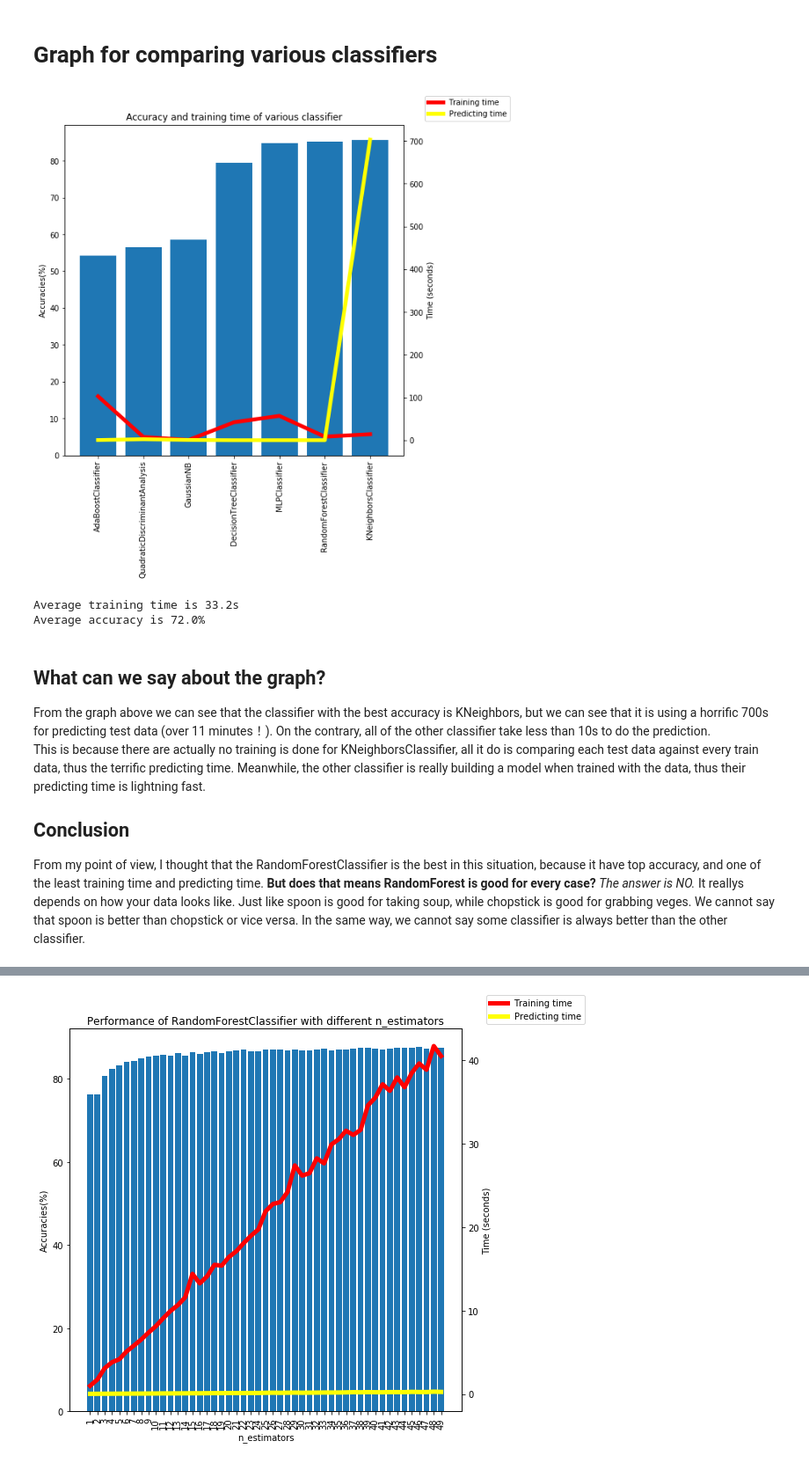
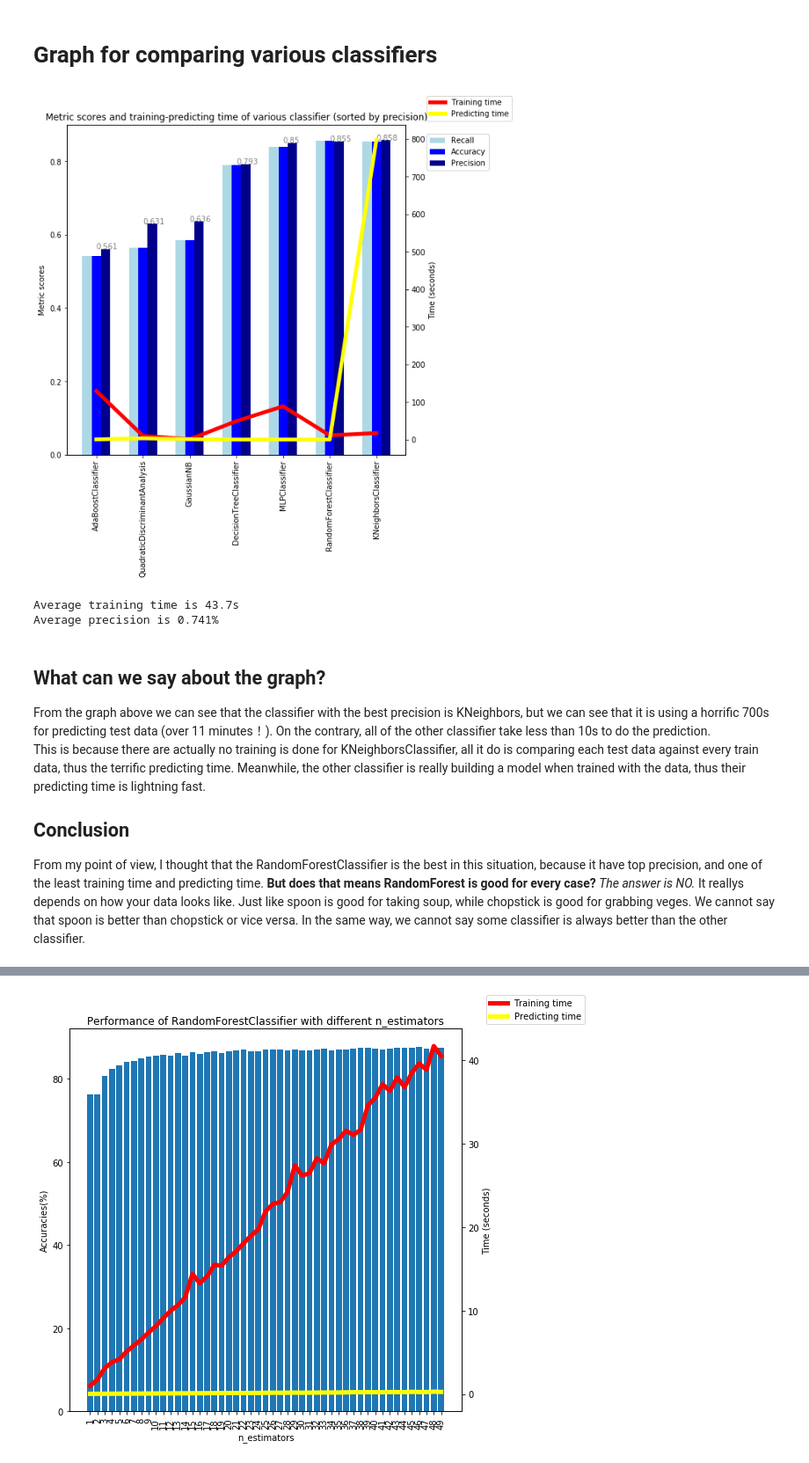
Before and after one commit to wongjiahau/fashion-mnist, a Jupyter notebook: main.ipynb, the cells around one changed output, grey strips where cells are left out. Shown at 88% size. Drawn from its saved outputs; the diff is of its cells as text; code cells hidden in the pictures.

```diff
--- a/main.ipynb
+++ b/main.ipynb
@@ -185,58 +209,75 @@ There are actually another popular classifier called `GaussianProcessClassifier`
 # Graph for comparing various classifiers
 # %%
 def plot_graph(x_title, x_labels, title, benchmark_results):
+    recalls = [x["recall"] for x in benchmark_results]
     accuracies = [x["accuracy"] for x in benchmark_results]
+    precisions = [x["precision"] for x in benchmark_results]
     training_times = [x["training_time"].total_seconds() for x in benchmark_results]
     predicting_times = [x["predicting_time"].total_seconds() for x in benchmark_results]
 
-    x_pos = np.arange(len(x_labels))
+    bar_width = 0.20
+    x_indeces = np.arange(len(x_labels))
 
-    # Plot accuracy
+    # Set title and labels
     fig , ax1 = plt.subplots()
     fig.set_size_inches(8, 8)
     ax1.set_title(title)
-    ax1.set_ylabel('Accuracies(%)')
+    ax1.set_ylabel('Metric scores')
     ax1.set_xlabel(x_title)
-    ax1.bar(x_pos, accuracies, label='Accuracy')
-    ax1.set_xticks(x_pos)
-    ax1.set_xticklabels(x_labels, rotation=90)
+    plt.xticks(x_indeces + bar_width, x_labels, rotation='90')
 
+    # ax1.set_xticklabels(["null"] + x_labels, rotation=90)
+    x_pos = np.arange(len(x_labels))
+
+    # Plot recall
+    ax1.bar(x_pos, recalls, bar_width, label='Recall', color='lightblue')
+
+    # Plot accuracy
+    ax1.bar(x_pos + bar_width, accuracies, bar_width, label='Accuracy', color='blue')
+
+
+    # Plot precision
+    ax1.bar(x_pos + (bar_width * 2), precisions, bar_width, label='Precision', color='darkblue')
+    ax1.legend(bbox_to_anchor=(1.05, 0.85), loc=3)
+    for i, v in enumerate(precisions):
+        ax1.text(i + bar_width, v, f'{v:.3g}', color='grey')
 
     # Plot training time
     ax2 = ax1.twinx()
     ax2.set_ylabel('Time (seconds)')
-    ax2.plot(training_times, color="red", label='Training time', linewidth=5.0)
+    ax2.plot(x_indeces + bar_width, training_times, color="red", label='Training time', linewidth=5.0)
 
     # Plot predicting time
-    ax2.plot(predicting_times, color="yellow", label="Predicting time", linewidth=5.0)
+    ax2.plot(x_indeces + bar_width, predicting_times, color="yellow", label="Predicting time", linewidth=5.0)
     plt.legend(bbox_to_anchor=(1.05, 1), loc=3)
     plt.show()
     print(f"Average training time is {sum(training_times)/len(training_times):2.3}s")
-    print(f"Average accuracy is {sum(accuracies)/len(accuracies):2.3}%")
+    print(f"Average precision is {sum(precisions)/len(precisions):2.3}%")
 # %%
 from operator import itemgetter
 benchmark_results = sorted([
     r_KNeighborsClassifier,
     r_DecisionTreeClassifier,
     r_GaussianNB,
     r_MLPClassifier,
     r_RandomForestClassifier,
     r_AdaBoostClassifier,
     r_QuadraticDiscriminantAnalysis
-], key=itemgetter('accuracy'))
+], key=itemgetter('precision'))
 classifiers = [x["classifier"] for x in benchmark_results]
-plot_graph("", classifiers, "Accuracy and training time of various classifier", benchmark_results)
+plot_graph("", classifiers, "Metric scores and training-predicting time of various classifier (sorted by precision)",
+           benchmark_results)
 # %% [output]
-[figure, old version]
+[figure, new version]
-Average training time is 33.2s
-Average accuracy is 72.0%
+Average training time is 43.7s
+Average precision is 0.741%
 # %% [markdown]
 ## What can we say about the graph?
-From the graph above we can see that the classifier with the best accuracy is KNeighbors, but we can see that it is using a horrific 700s for predicting test data (over 11 minutes！). On the contrary, all of the other classifier take less than 10s to do the prediction.
+From the graph above we can see that the classifier with the best precision is KNeighbors, but we can see that it is using a horrific 700s for predicting test data (over 11 minutes！). On the contrary, all of the other classifier take less than 10s to do the prediction.
 This is because there are actually no training is done for KNeighborsClassifier, all it do is comparing each test data against every train data, thus the terrific predicting time. Meanwhile, the other classifier is really building a model when trained with the data, thus their predicting time is lightning fast.
 
 ## Conclusion
-From my point of view, I thought that the RandomForestClassifier is the best in this situation, because it have top accuracy, and one of the least training time and predicting time. **But does that means RandomForest is good for every case?** *The answer is NO.* It reallys depends on how your data looks like. Just like spoon is good for taking soup, while chopstick is good for grabbing veges. We cannot say that spoon is better than chopstick or vice versa. In the same way, we cannot say some classifier is always better than the other classifier.
+From my point of view, I thought that the RandomForestClassifier is the best in this situation, because it have top precision, and one of the least training time and predicting time. **But does that means RandomForest is good for every case?** *The answer is NO.* It reallys depends on how your data looks like. Just like spoon is good for taking soup, while chopstick is good for grabbing veges. We cannot say that spoon is better than chopstick or vice versa. In the same way, we cannot say some classifier is always better than the other classifier.
 # %% [markdown]
 # *Time to tune some classifiers*!
 In this section, we will play with the parameters of the following classifier:
```
Also changed, not shown: parts of 24 cells of this notebook, 1 other file.
